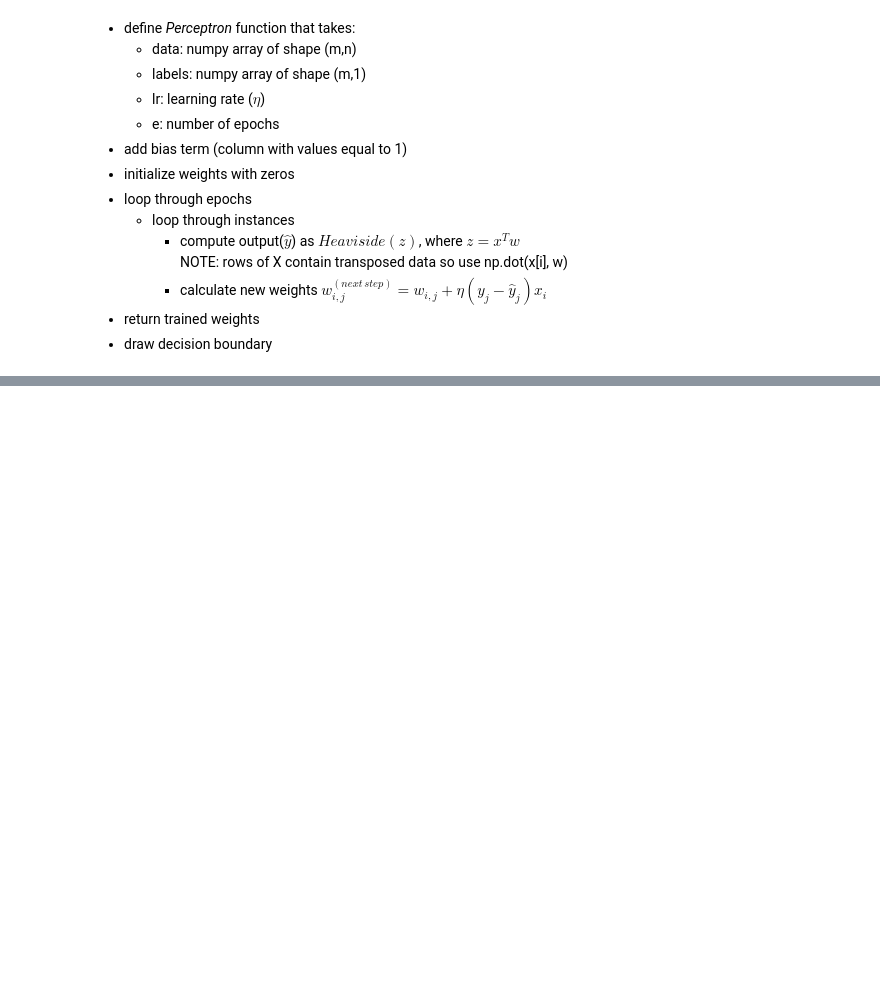
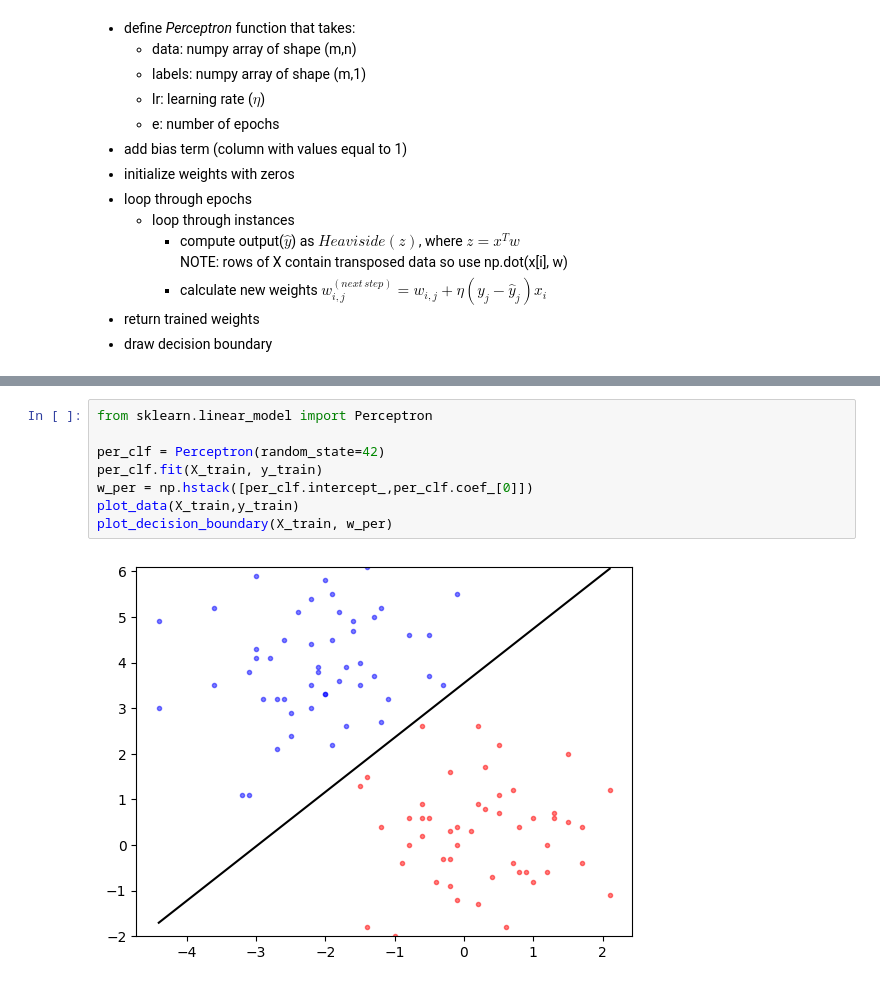
Before and after one commit to marcinsawinski/UEP_KIE_DL_CODE, a Jupyter notebook: dl01_perceptron_solution.ipynb, the cells around one changed output, grey strips where cells are left out. Cells and saved outputs as stored; diff of their text form; blank space fills up the shorter version.

```diff
--- a/dl01_perceptron_solution.ipynb
+++ b/dl01_perceptron_solution.ipynb
@@ -105,0 +106,10 @@ Epoch: 9  Weights :  [[-1.3  -0.35  0.4 ]] x:  [ 1.  -3.9  2.9] z:  1.2250000000
+# %%
+from sklearn.linear_model import Perceptron
+
+per_clf = Perceptron(random_state=42)
+per_clf.fit(X_train, y_train)
+w_per = np.hstack([per_clf.intercept_,per_clf.coef_[0]])
+plot_data(X_train,y_train)
+plot_decision_boundary(X_train, w_per)
+# %% [output]
+[figure, added]
```
Also changed, not shown: parts of 5 cells of this notebook, 1 other file.
